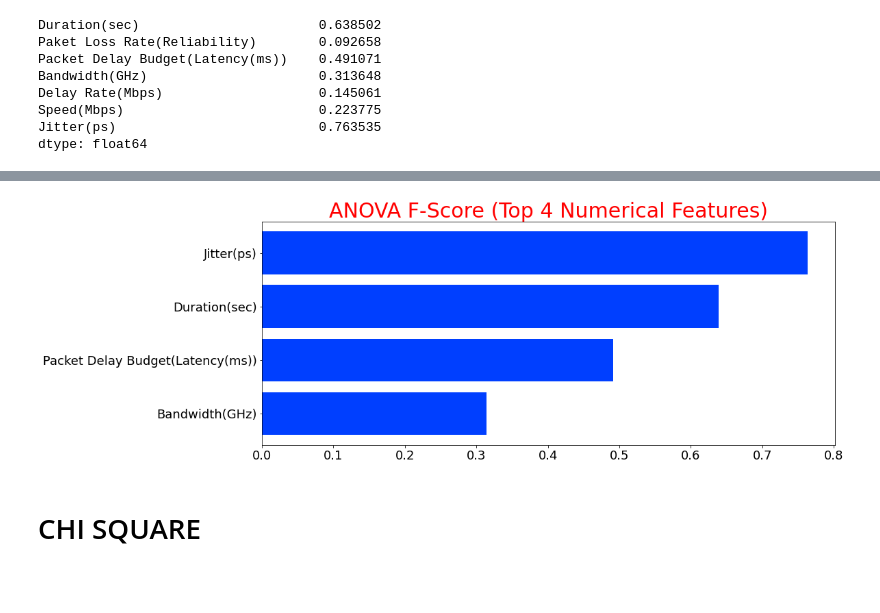
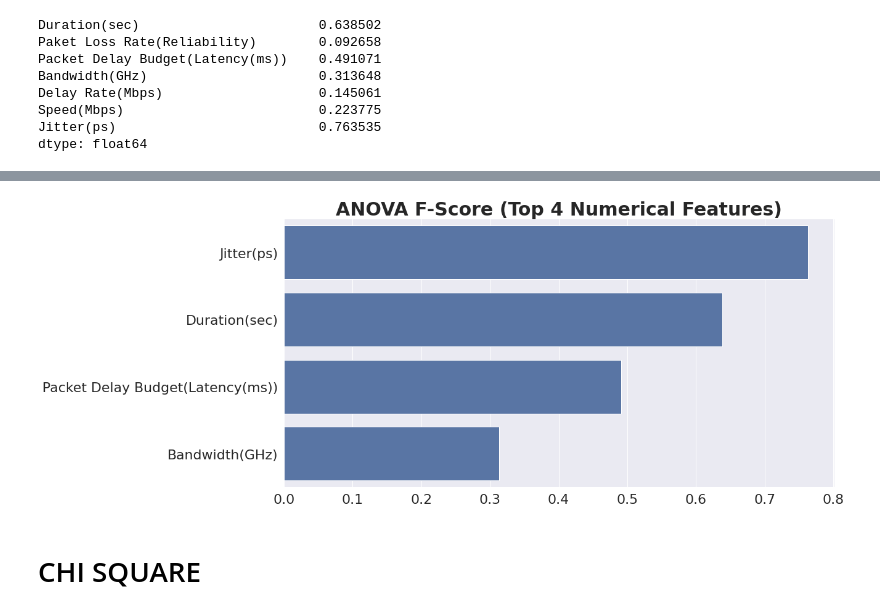
Before and after one commit to indrapaul824/5G-Network-Slicing, a Jupyter notebook: notebooks/Feature Selection.ipynb, the cells around one changed output, grey strips where cells are left out. Drawn from its saved outputs; the diff is of its cells as text; code cells hidden in the pictures; blank space fills up the shorter version.

Commit message:
Update plotting and saving options

```diff
--- a/notebooks/Feature Selection.ipynb
+++ b/notebooks/Feature Selection.ipynb
@@ -114,3 +114,6 @@ Delay Rate(Mbps)                    0.145061
 Speed(Mbps)                         0.223775
 Jitter(ps)                          0.763535
 dtype: float64
+# %%
+fi_anova = fi_anova.sort_values(ascending=False)
+fi_anova
@@ -117,2 +129,4 @@ dtype: float64
 # %%
 sns.set_theme(style="whitegrid")
+sns.set_color_codes("pastel")
+sns.set(font_scale = 2)
@@ -126,16 +133,13 @@ sns.barplot(y=fi_anova.sort_values(ascending=False).index, x=fi_anova.sort_value
 # %%
-fig,ax = plt.subplots(figsize=(15,6))
-# fig.set_size_inches(15,6)
-ax.barh(fi_anova.sort_values()[-4:].index, fi_anova.sort_values()[-4:].values)
-# plt.xticks(rotation=90)
-ax.set_title(label="ANOVA F-Score (Top 4 Numerical Features)",
-            fontsize=30,
-            color="red")
-# extent = ax.get_window_extent().transformed(fig.dpi_scale_trans.inverted())
-plt.savefig("../plots/anova_5g.pdf", dpi=600)
+plt.figure(figsize=(16, 8))
+
+sns.barplot(y=fi_anova[:4].index, x=fi_anova[:4], color="b", orient='h')
+plt.title(label="ANOVA F-Score (Top 4 Numerical Features)",
+          fontsize=30, fontweight='bold')
+plt.savefig("../plots/ANOVA_5G.png", dpi=300, bbox_inches='tight')
 plt.show()
 # %% [output]
-[figure, old version]
+[figure, new version]
 # %% [markdown]
 # CHI SQUARE
 # %%
```
Also changed, not shown: parts of 9 cells of this notebook.
